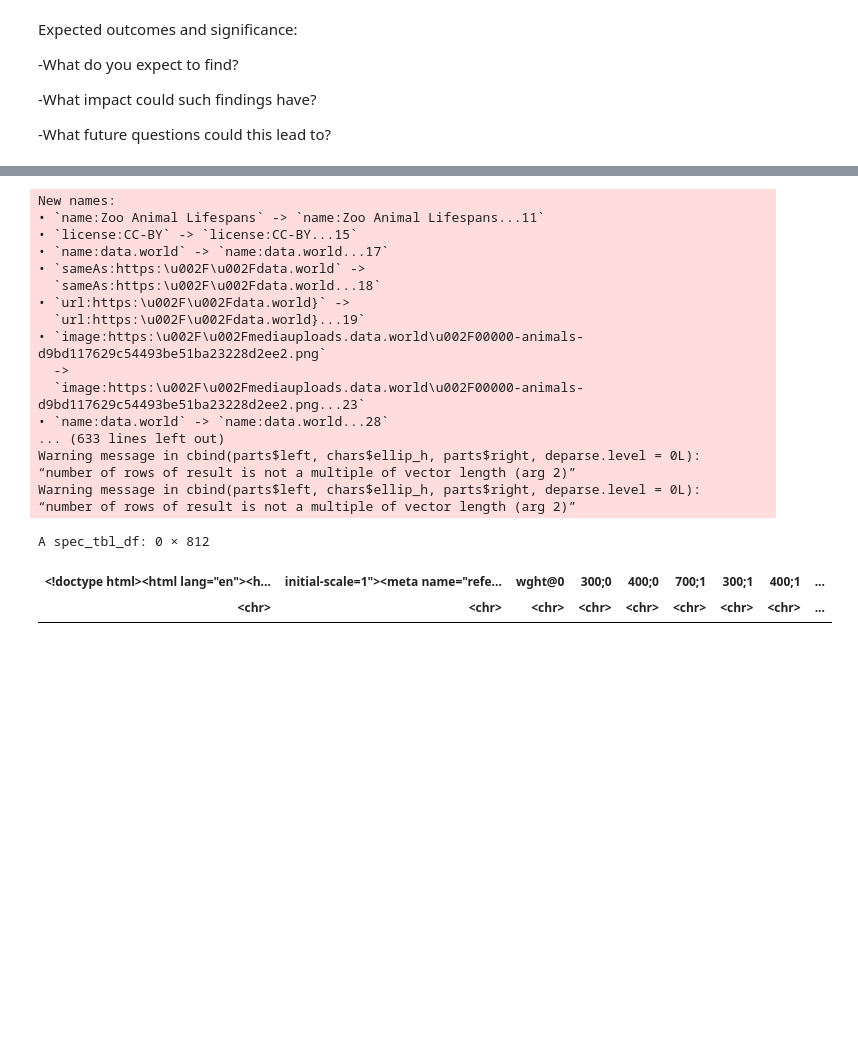
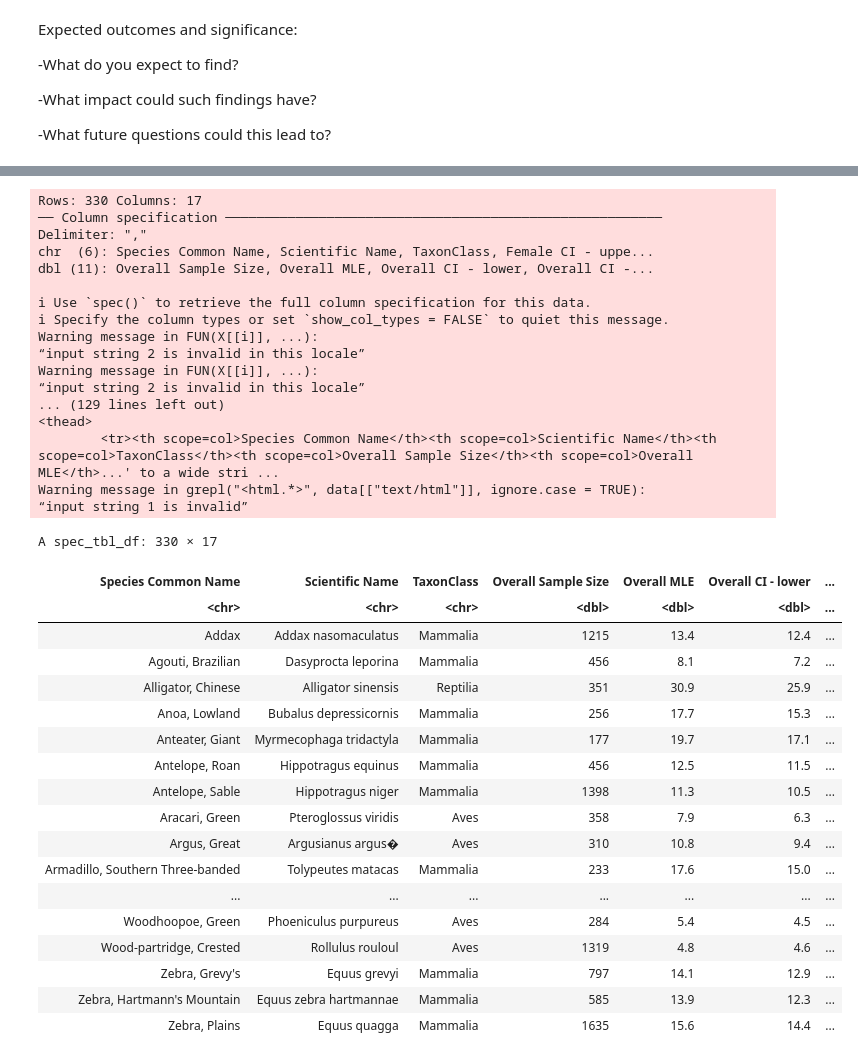
Before and after one commit to Dana-Te/DSCI100-Group-41, a Jupyter notebook: Group_Proposal.ipynb, the cells around one changed output, grey strips where cells are left out. Saved outputs shown, nothing was run; the diff lists cells and outputs as text; code cells hidden in the pictures; blank space fills up the shorter version.

Commit message:
New Data Loaded (3)
Messed up the committing, this is the correct link.

```diff
--- a/Group_Proposal.ipynb
+++ b/Group_Proposal.ipynb
@@ -44,26 +62,42 @@ library(readxl)
 # %%
-url<-"https://data.world/animals/zoo-animal-lifespans"
+url<-"https://query.data.world/s/5pndgjuxpxdii3jjqn3kl2363vfzet?dws=00000"
 download.file(url, "ZooLifespan_Data")
 ZooLifespan_Data<- read_csv("ZooLifespan_Data")
 ZooLifespan_Data
 # %% [output]
-New names:
-• `name:Zoo Animal Lifespans` -> `name:Zoo Animal Lifespans...11`
-• `license:CC-BY` -> `license:CC-BY...15`
-• `name:data.world` -> `name:data.world...17`
-• `sameAs:https:\u002F\u002Fdata.world` ->
-  `sameAs:https:\u002F\u002Fdata.world...18`
-• `url:https:\u002F\u002Fdata.world}` ->
-  `url:https:\u002F\u002Fdata.world}...19`
-• `image:https:\u002F\u002Fmediauploads.data.world\u002F00000-animals-d9bd117629c54493be51ba23228d2ee2.png`
-  ->
-  `image:https:\u002F\u002Fmediauploads.data.world\u002F00000-animals-d9bd117629c54493be51ba23228d2ee2.png...23`
-• `name:data.world` -> `name:data.world...28`
-... (633 lines left out)
-Warning message in cbind(parts$left, chars$ellip_h, parts$right, deparse.level = 0L):
-“number of rows of result is not a multiple of vector length (arg 2)”
-Warning message in cbind(parts$left, chars$ellip_h, parts$right, deparse.level = 0L):
-“number of rows of result is not a multiple of vector length (arg 2)”
+Rows: 330 Columns: 17
+── Column specification ────────────────────────────────────────────────────────
+Delimiter: ","
+chr  (6): Species Common Name, Scientific Name, TaxonClass, Female CI - uppe...
+dbl (11): Overall Sample Size, Overall MLE, Overall CI - lower, Overall CI -...
+
+ℹ Use `spec()` to retrieve the full column specification for this data.
+ℹ Specify the column types or set `show_col_types = FALSE` to quiet this message.
+Warning message in FUN(X[[i]], ...):
+“input string 2 is invalid in this locale”
+Warning message in FUN(X[[i]], ...):
+“input string 2 is invalid in this locale”
+... (129 lines left out)
+<thead>
+        <tr><th scope=col>Species Common Name</th><th scope=col>Scientific Name</th><th scope=col>TaxonClass</th><th scope=col>Overall Sample Size</th><th scope=col>Overall MLE</th>...' to a wide stri ...
+Warning message in grepl("<html.*>", data[["text/html"]], ignore.case = TRUE):
+“input string 1 is invalid”
-A spec_tbl_df: 0 × 812
+A spec_tbl_df: 330 × 17
-| <!doctype html><html lang="en"><h... | initial-scale=1"><meta name="refe... | wght@0 | 300;0 | 400;0 | 700;1 | 300;1 | 400;1 | ... |
-| <chr> | <chr> | <chr> | <chr> | <chr> | <chr> | <chr> | <chr> | ... |
+| Species Common Name | Scientific Name | TaxonClass | Overall Sample Size | Overall MLE | Overall CI - lower | ... |
+| <chr> | <chr> | <chr> | <dbl> | <dbl> | <dbl> | ... |
+| Addax | Addax nasomaculatus | Mammalia | 1215 | 13.4 | 12.4 | ... |
+| Agouti, Brazilian | Dasyprocta leporina | Mammalia | 456 | 8.1 | 7.2 | ... |
+| Alligator, Chinese | Alligator sinensis | Reptilia | 351 | 30.9 | 25.9 | ... |
+| Anoa, Lowland | Bubalus depressicornis | Mammalia | 256 | 17.7 | 15.3 | ... |
+| Anteater, Giant | Myrmecophaga tridactyla | Mammalia | 177 | 19.7 | 17.1 | ... |
+| Antelope, Roan | Hippotragus equinus | Mammalia | 456 | 12.5 | 11.5 | ... |
+| Antelope, Sable | Hippotragus niger | Mammalia | 1398 | 11.3 | 10.5 | ... |
+| Aracari, Green | Pteroglossus viridis | Aves | 358 | 7.9 | 6.3 | ... |
+| Argus, Great | Argusianus argus� | Aves | 310 | 10.8 | 9.4 | ... |
+| Armadillo, Southern Three-banded | Tolypeutes matacas | Mammalia | 233 | 17.6 | 15.0 | ... |
+| ... | ... | ... | ... | ... | ... | ... |
+| Woodhoopoe, Green | Phoeniculus purpureus | Aves | 284 | 5.4 | 4.5 | ... |
+| Wood-partridge, Crested | Rollulus rouloul | Aves | 1319 | 4.8 | 4.6 | ... |
+| Zebra, Grevy's | Equus grevyi | Mammalia | 797 | 14.1 | 12.9 | ... |
+| Zebra, Hartmann's Mountain | Equus zebra hartmannae | Mammalia | 585 | 13.9 | 12.3 | ... |
+| Zebra, Plains | Equus quagga | Mammalia | 1635 | 15.6 | 14.4 | ... |
```
Also changed, not shown: parts of 1 cell of this notebook.
